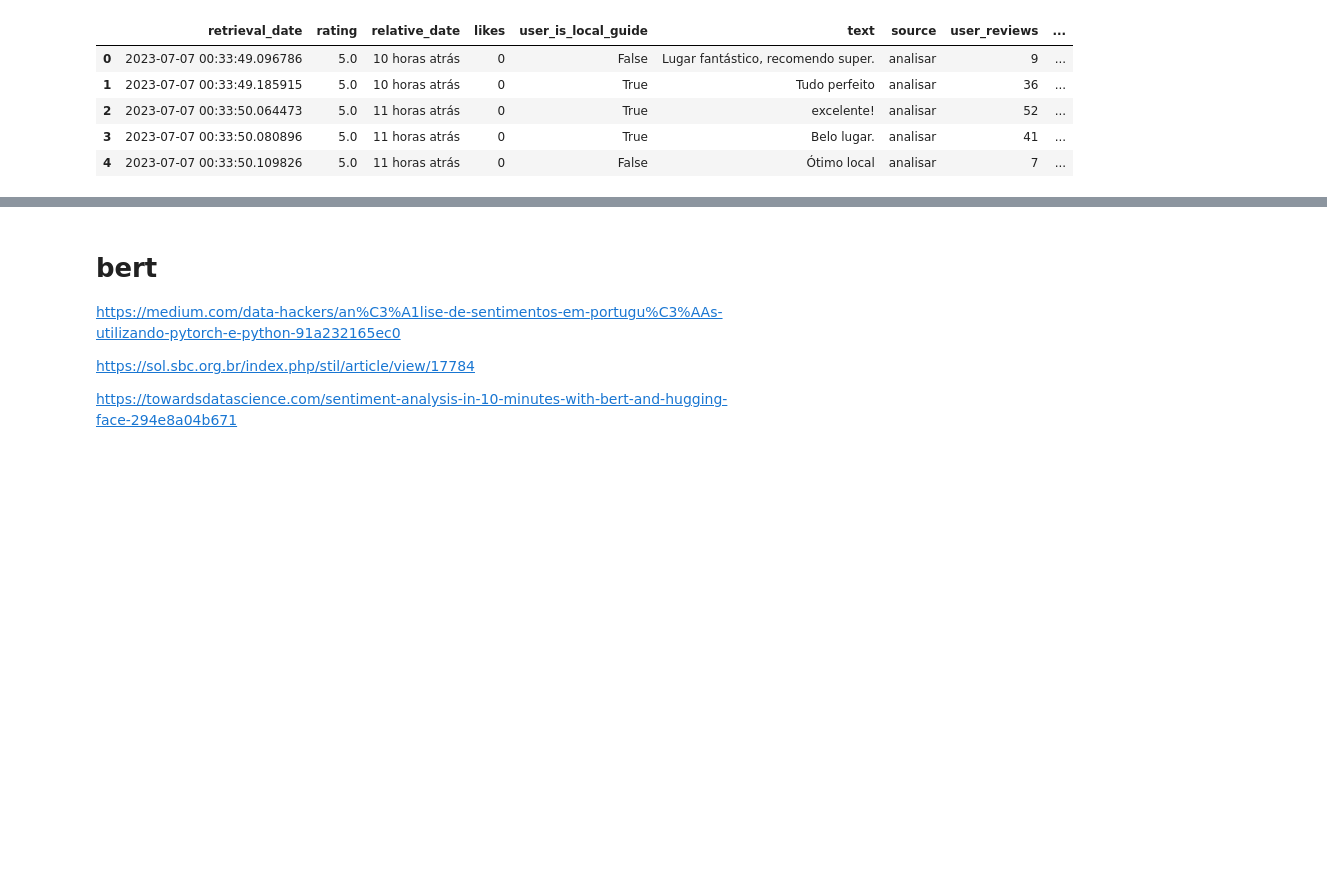
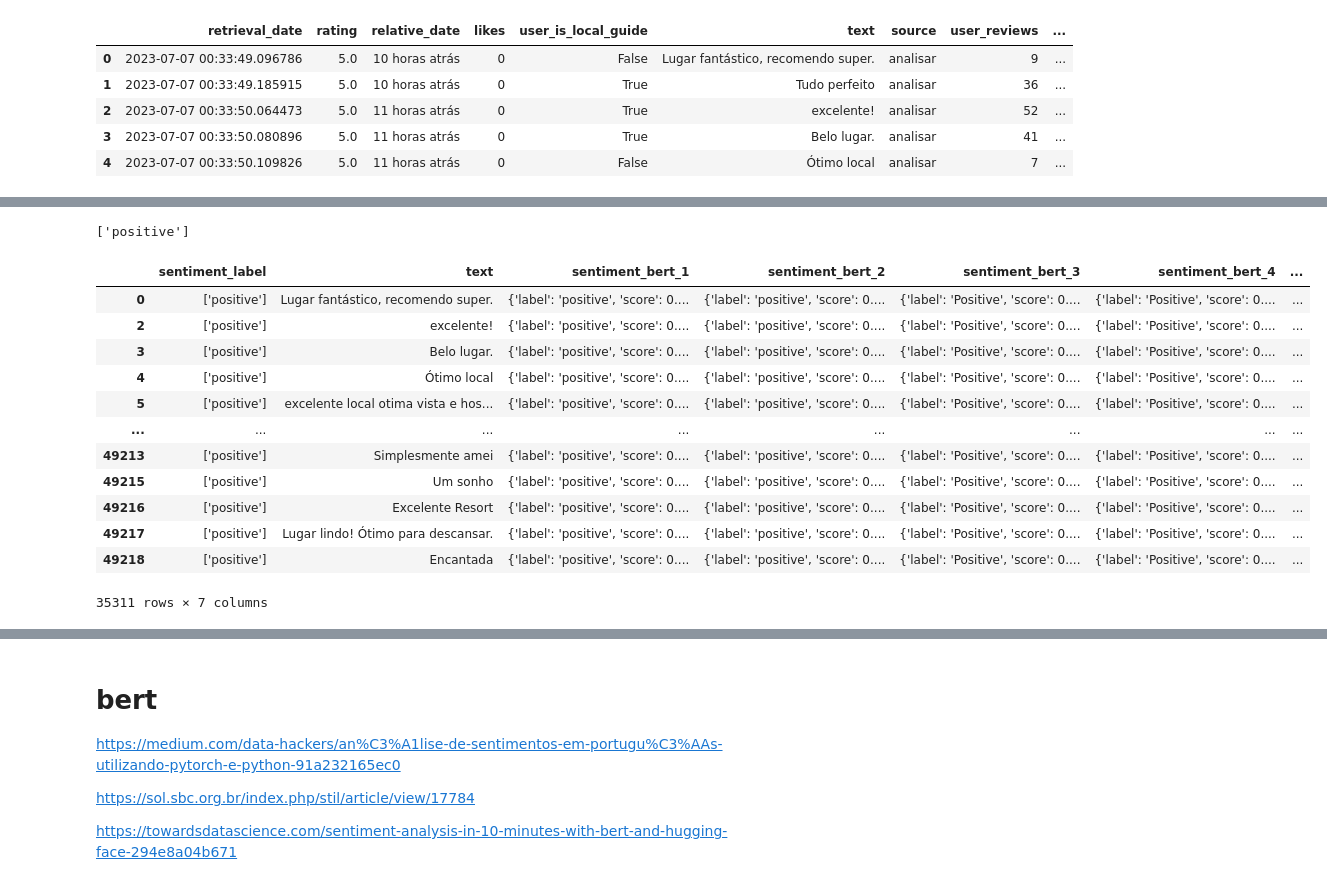
Before and after one commit to emerson-matos/tcc-notebooks, a Jupyter notebook: sentimentos/notebook.ipynb, the cells around one changed output, grey strips where cells are left out. Drawn from its saved outputs; the diff is of its cells as text; code cells hidden in the pictures; blank space fills up the shorter version.

```diff
--- a/sentimentos/notebook.ipynb
+++ b/sentimentos/notebook.ipynb
@@ -450,0 +368,22 @@ Warning: Total number of columns (23) exceeds max_columns (20) limiting to first
+# %%
+import ast
+
+ast.literal_eval(teste['sentiment_label'][0])
+# %% [output]
+['positive']
+# %%
+teste[teste['sentiment_label'].apply(lambda x: len(ast.literal_eval(x)) == 1)][['sentiment_label', 'text', 'sentiment_bert_1', 'sentiment_bert_2', 'sentiment_bert_3', 'sentiment_bert_4','sentiment_bert_5']]
+# %% [output]
+|  | sentiment_label | text | sentiment_bert_1 | sentiment_bert_2 | sentiment_bert_3 | sentiment_bert_4 | ... |
+| 0 | ['positive'] | Lugar fantástico, recomendo super. | {'label': 'positive', 'score': 0.... | {'label': 'positive', 'score': 0.... | {'label': 'Positive', 'score': 0.... | {'label': 'Positive', 'score': 0.... | ... |
+| 2 | ['positive'] | excelente! | {'label': 'positive', 'score': 0.... | {'label': 'positive', 'score': 0.... | {'label': 'Positive', 'score': 0.... | {'label': 'Positive', 'score': 0.... | ... |
+| 3 | ['positive'] | Belo lugar. | {'label': 'positive', 'score': 0.... | {'label': 'positive', 'score': 0.... | {'label': 'Positive', 'score': 0.... | {'label': 'Positive', 'score': 0.... | ... |
+| 4 | ['positive'] | Ótimo local | {'label': 'positive', 'score': 0.... | {'label': 'positive', 'score': 0.... | {'label': 'Positive', 'score': 0.... | {'label': 'Positive', 'score': 0.... | ... |
+| 5 | ['positive'] | excelente local otima vista e hos... | {'label': 'positive', 'score': 0.... | {'label': 'positive', 'score': 0.... | {'label': 'Positive', 'score': 0.... | {'label': 'Positive', 'score': 0.... | ... |
+| ... | ... | ... | ... | ... | ... | ... | ... |
+| 49213 | ['positive'] | Simplesmente amei | {'label': 'positive', 'score': 0.... | {'label': 'positive', 'score': 0.... | {'label': 'Positive', 'score': 0.... | {'label': 'Positive', 'score': 0.... | ... |
+| 49215 | ['positive'] | Um sonho | {'label': 'positive', 'score': 0.... | {'label': 'positive', 'score': 0.... | {'label': 'Positive', 'score': 0.... | {'label': 'Positive', 'score': 0.... | ... |
+| 49216 | ['positive'] | Excelente Resort | {'label': 'positive', 'score': 0.... | {'label': 'positive', 'score': 0.... | {'label': 'Positive', 'score': 0.... | {'label': 'Positive', 'score': 0.... | ... |
+| 49217 | ['positive'] | Lugar lindo! Ótimo para descansar. | {'label': 'positive', 'score': 0.... | {'label': 'positive', 'score': 0.... | {'label': 'Positive', 'score': 0.... | {'label': 'Positive', 'score': 0.... | ... |
+| 49218 | ['positive'] | Encantada | {'label': 'positive', 'score': 0.... | {'label': 'positive', 'score': 0.... | {'label': 'Positive', 'score': 0.... | {'label': 'Positive', 'score': 0.... | ... |
+35311 rows × 7 columns
```
Also changed, not shown: parts of 70 cells of this notebook.
